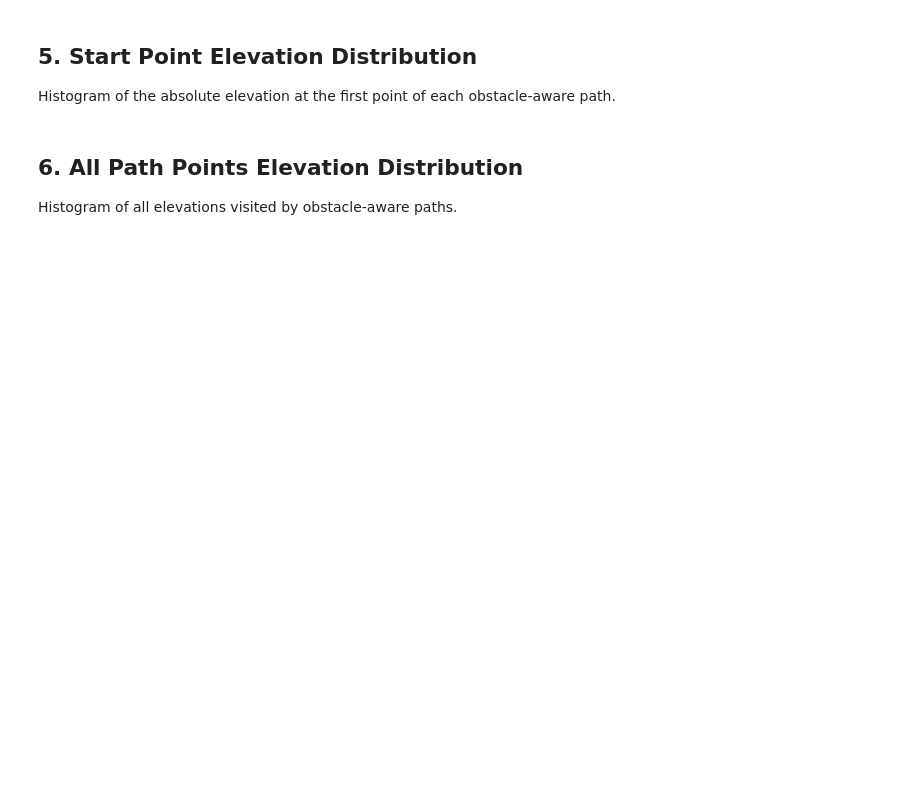
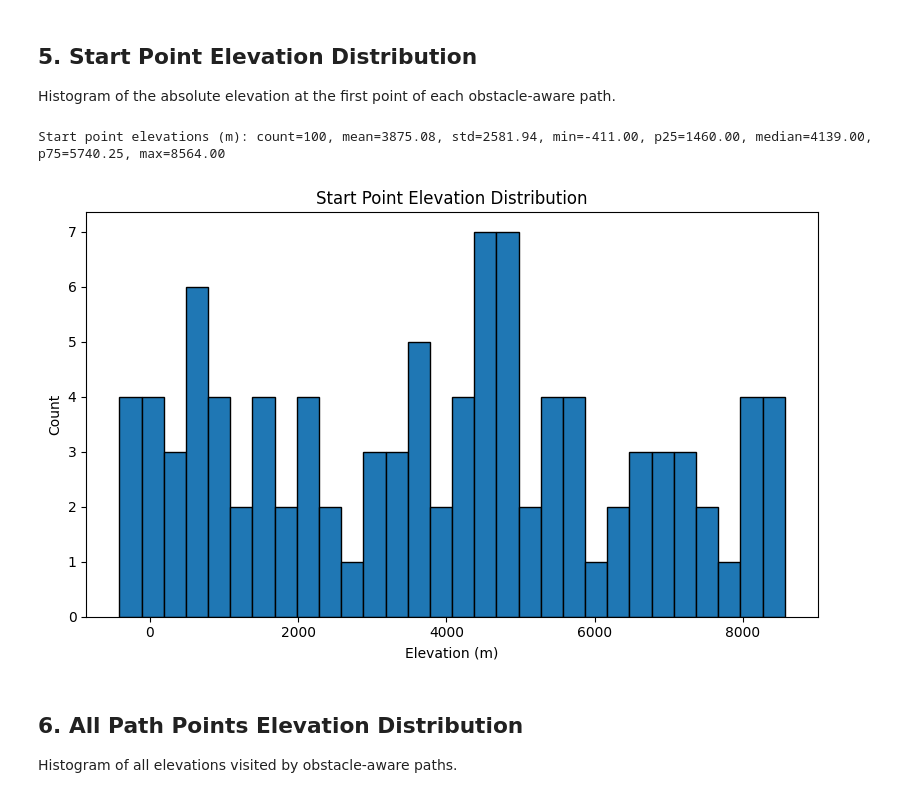
Before and after one commit to ThalesGroup/passage, a Jupyter notebook: notebooks/dataset.ipynb, the cells around one changed output. Cells and saved outputs as stored; diff of their text form; code cells hidden in the pictures; blank space fills up the shorter version.

```diff
--- a/notebooks/dataset.ipynb
+++ b/notebooks/dataset.ipynb
@@ -82,7 +120,8 @@ NameError: name 'ROOT' is not defined
 # %%
 # Parameters (papermill)
 RESOLUTION = 256
-SPLIT = "train"  # train, calibration, validation, test
-MAX_SAMPLES = None
+SPLITS = ["train", "calibration", "validation", "test"]
 MAX_WORKERS = 8
-SAVE_WORLD_COVER = True
+DATASET_DIRPATH = "../outputs/dataset"
+CONFIG_FILEPATH = "../config/config.yaml"
+CALIBRATE_FILEPATH = "../outputs/calibrate/calibrate.json"
@@ -389,18 +401,21 @@ else:
 ## 5. Start Point Elevation Distribution
 Histogram of the absolute elevation at the first point of each obstacle-aware path.
 # %%
-vals = [v for v in start_elevations if v is not None]
+vals = [float(v) for v in start_elevations if v is not None]
 if vals:
-    describe_stats(vals, "Start Point Elevations")
+    describe_stats(vals, "Start point elevations (m)")
     plt.figure(figsize=(8, 5))
     plt.hist(vals, bins=30, edgecolor="black")
     plt.xlabel("Elevation (m)")
     plt.ylabel("Count")
-    plt.title("Start Point Elevations")
+    plt.title("Start Point Elevation Distribution")
     plt.tight_layout()
     plt.show()
 else:
-    print("No start elevations available.")
+    print("No start elevations found; ensure metadata files are available.")
+# %% [output]
+Start point elevations (m): count=100, mean=3875.08, std=2581.94, min=-411.00, p25=1460.00, median=4139.00, p75=5740.25, max=8564.00
+[figure, added]
 # %% [markdown]
 ## 6. All Path Points Elevation Distribution
 Histogram of all elevations visited by obstacle-aware paths.
```
Also changed, not shown: parts of 18 cells of this notebook, 7 other files.
